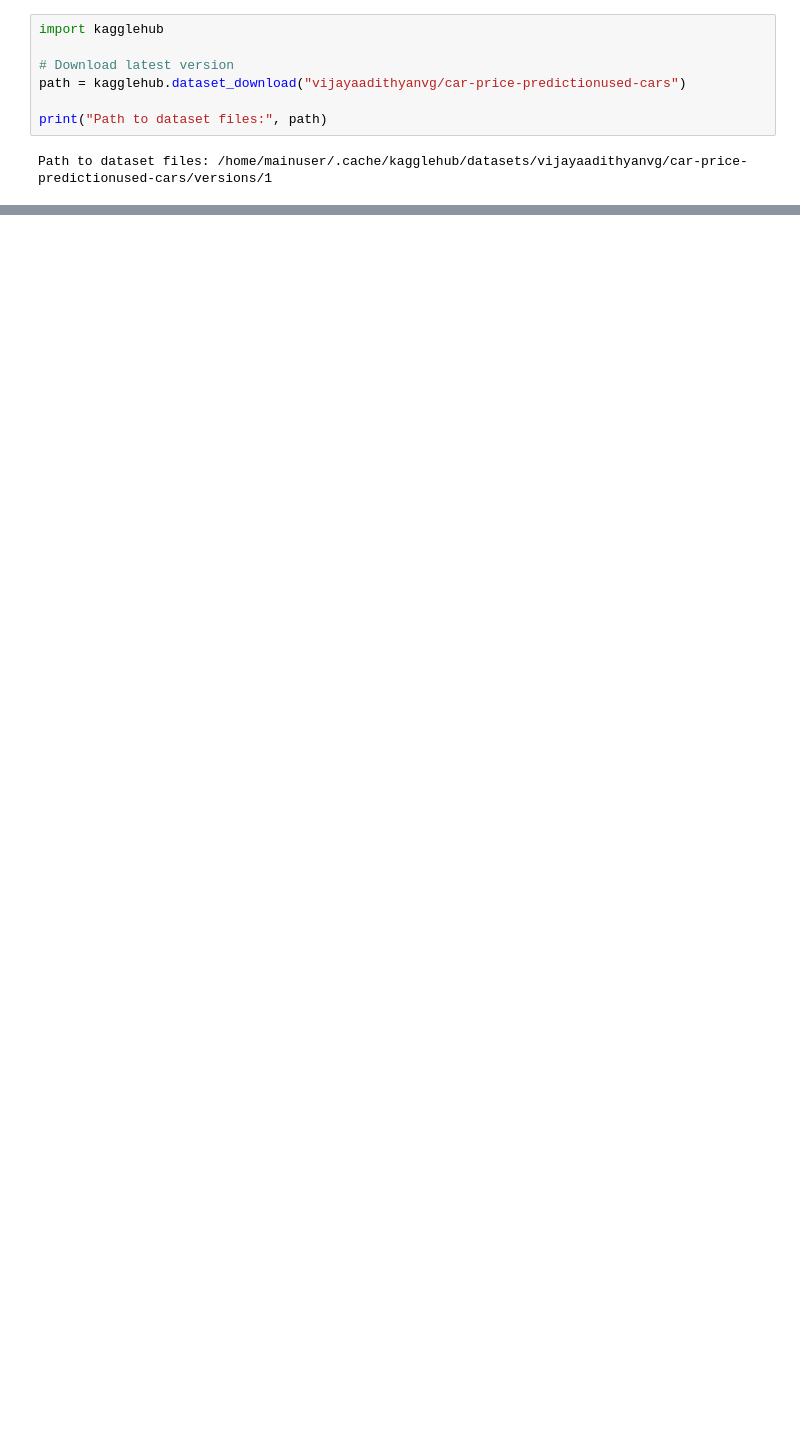
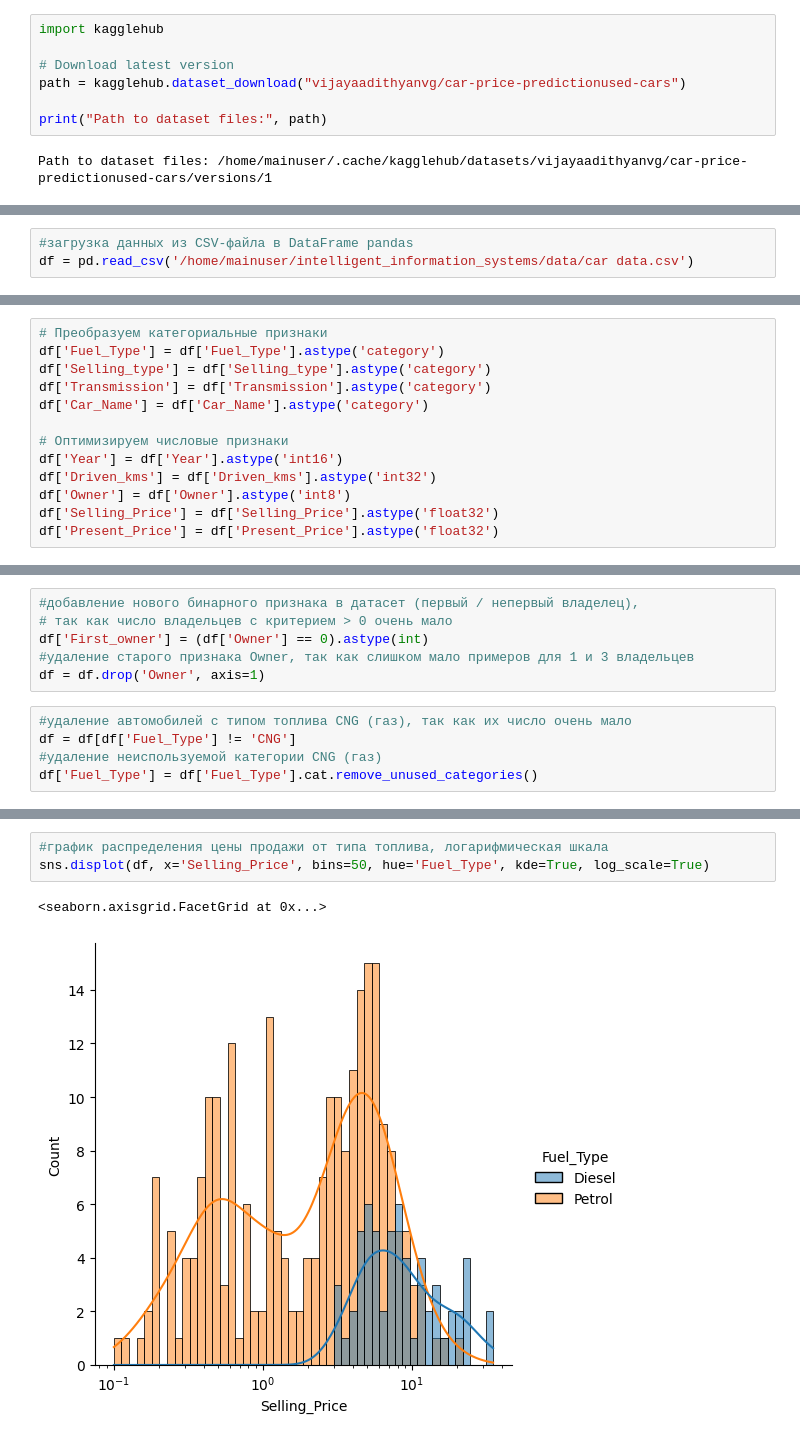
Before and after one commit to VolobuevaVA/intelligent_information_systems, a Jupyter notebook: eda/eda.ipynb, the cells around one changed output, grey strips where cells are left out. Saved outputs shown, nothing was run; the diff lists cells and outputs as text; blank space fills up the shorter version.

Commit message:
Обновленный файл eda.ipynb и очищенный датасет

```diff
--- a/eda/eda.ipynb
+++ b/eda/eda.ipynb
@@ -85,0 +21,3 @@ dtype: int64
+# %%
+#загрузка данных из CSV-файла в DataFrame pandas
+df = pd.read_csv('/home/mainuser/intelligent_information_systems/data/car data.csv')
@@ -85,0 +81,13 @@ dtype: int64
+# %%
+# Преобразуем категориальные признаки
+df['Fuel_Type'] = df['Fuel_Type'].astype('category')
+df['Selling_type'] = df['Selling_type'].astype('category')
+df['Transmission'] = df['Transmission'].astype('category')
+df['Car_Name'] = df['Car_Name'].astype('category')
+
+# Оптимизируем числовые признаки
+df['Year'] = df['Year'].astype('int16')
+df['Driven_kms'] = df['Driven_kms'].astype('int32')
+df['Owner'] = df['Owner'].astype('int8')
+df['Selling_Price'] = df['Selling_Price'].astype('float32')
+df['Present_Price'] = df['Present_Price'].astype('float32')
@@ -85,0 +145,11 @@ dtype: int64
+# %%
+#добавление нового бинарного признака в датасет (первый / непервый владелец),
+# так как число владельцев с критерием > 0 очень мало
+df['First_owner'] = (df['Owner'] == 0).astype(int)
+#удаление старого признака Owner, так как слишком мало примеров для 1 и 3 владельцев
+df = df.drop('Owner', axis=1)
+# %%
+#удаление автомобилей с типом топлива CNG (газ), так как их число очень мало
+df = df[df['Fuel_Type'] != 'CNG']
+#удаление неиспользуемой категории CNG (газ)
+df['Fuel_Type'] = df['Fuel_Type'].cat.remove_unused_categories()
@@ -85,0 +179,6 @@ dtype: int64
+# %%
+#график распределения цены продажи от типа топлива, логарифмическая шкала
+sns.displot(df, x='Selling_Price', bins=50, hue='Fuel_Type', kde=True, log_scale=True)
+# %% [output]
+<seaborn.axisgrid.FacetGrid at 0x...>
+[figure, added]
```
Also changed, not shown: parts of 73 cells of this notebook, 3 other files.
